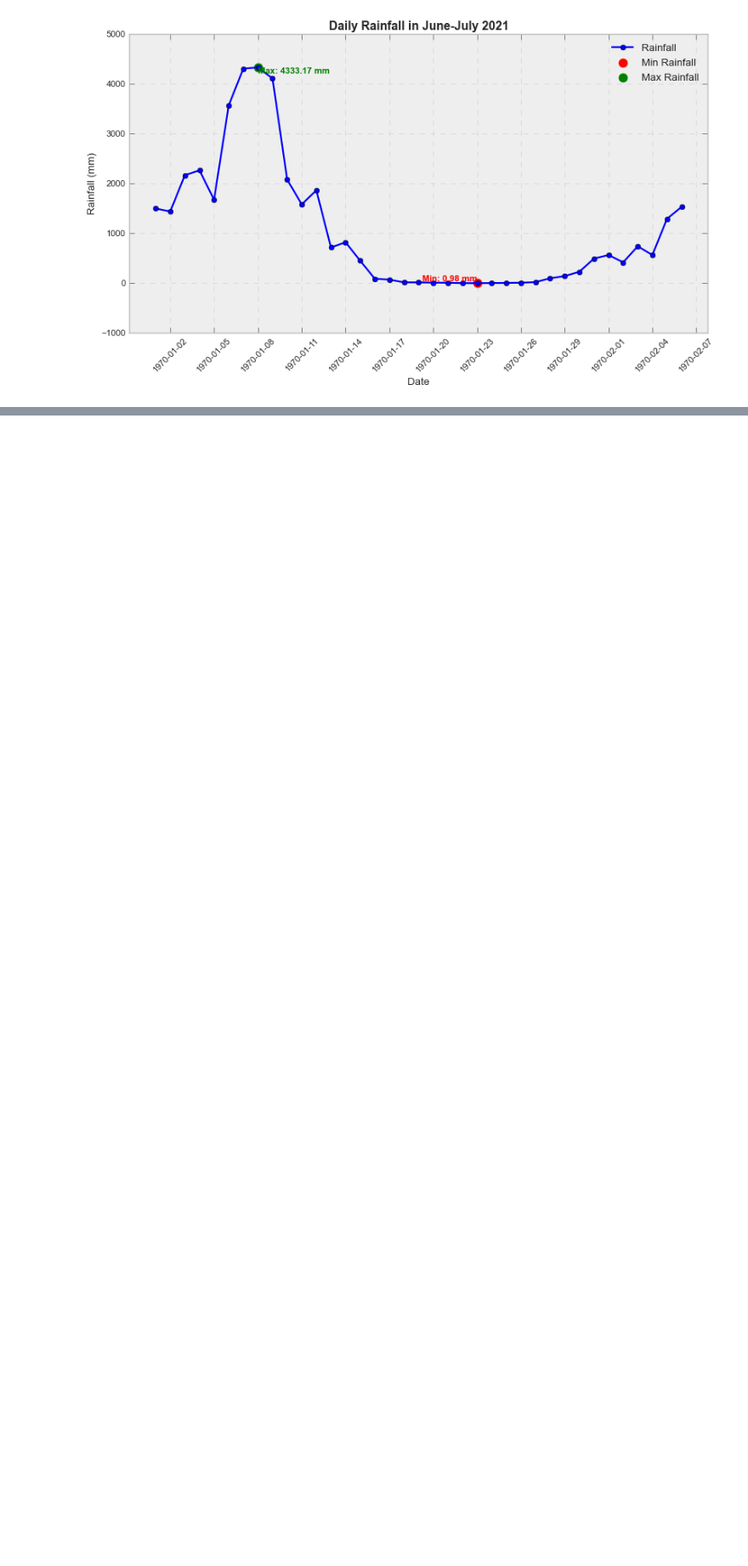
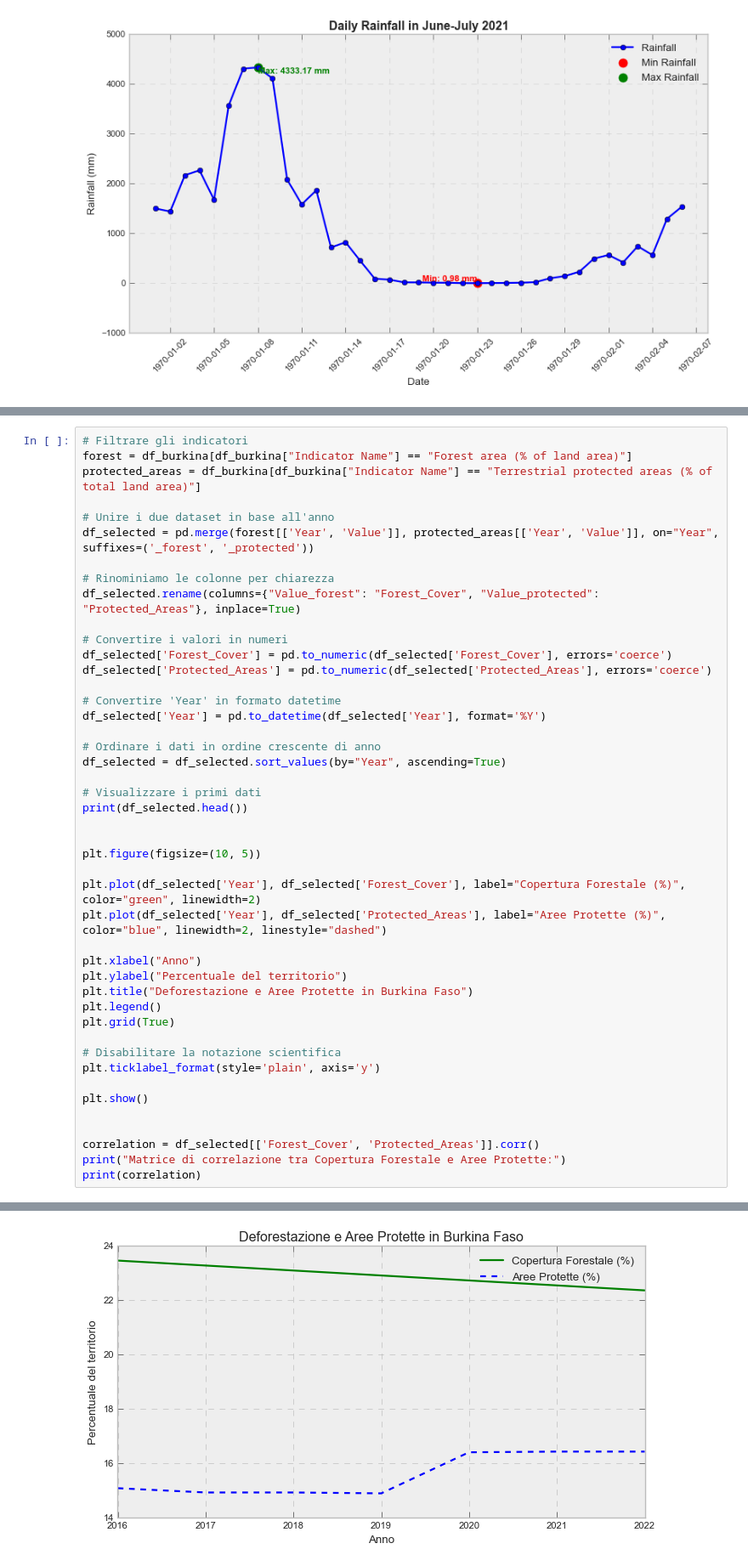
Before and after one commit to tommaso-dognini/startHack2025, a Jupyter notebook: main.ipynb, the cells around one changed output, grey strips where cells are left out. Shown at 85% size. Saved outputs shown, nothing was run; the diff lists cells and outputs as text; blank space fills up the shorter version.

```diff
--- a/main.ipynb
+++ b/main.ipynb
@@ -499,0 +611,46 @@ See the caveats in the documentation: https://pandas.pydata.org/pandas-docs/stab
+# %%
+# Filtrare gli indicatori
+forest = df_burkina[df_burkina["Indicator Name"] == "Forest area (% of land area)"]
+protected_areas = df_burkina[df_burkina["Indicator Name"] == "Terrestrial protected areas (% of total land area)"]
+
+# Unire i due dataset in base all'anno
+df_selected = pd.merge(forest[['Year', 'Value']], protected_areas[['Year', 'Value']], on="Year", suffixes=('_forest', '_protected'))
+
+# Rinominiamo le colonne per chiarezza
+df_selected.rename(columns={"Value_forest": "Forest_Cover", "Value_protected": "Protected_Areas"}, inplace=True)
+
+# Convertire i valori in numeri
+df_selected['Forest_Cover'] = pd.to_numeric(df_selected['Forest_Cover'], errors='coerce')
+df_selected['Protected_Areas'] = pd.to_numeric(df_selected['Protected_Areas'], errors='coerce')
+
+# Convertire 'Year' in formato datetime
+df_selected['Year'] = pd.to_datetime(df_selected['Year'], format='%Y')
+
+# Ordinare i dati in ordine crescente di anno
+df_selected = df_selected.sort_values(by="Year", ascending=True)
+
+# Visualizzare i primi dati
+print(df_selected.head())
+
+
+plt.figure(figsize=(10, 5))
+
+plt.plot(df_selected['Year'], df_selected['Forest_Cover'], label="Copertura Forestale (%)", color="green", linewidth=2)
+plt.plot(df_selected['Year'], df_selected['Protected_Areas'], label="Aree Protette (%)", color="blue", linewidth=2, linestyle="dashed")
+
+plt.xlabel("Anno")
+plt.ylabel("Percentuale del territorio")
+plt.title("Deforestazione e Aree Protette in Burkina Faso")
+plt.legend()
+plt.grid(True)
+
+# Disabilitare la notazione scientifica
+plt.ticklabel_format(style='plain', axis='y')
+
+plt.show()
+
+
+correlation = df_selected[['Forest_Cover', 'Protected_Areas']].corr()
+print("Matrice di correlazione tra Copertura Forestale e Aree Protette:")
+print(correlation)
+# %% [output]
@@ -499,0 +663 @@ See the caveats in the documentation: https://pandas.pydata.org/pandas-docs/stab
+[figure, added]
```
Also changed, not shown: parts of 8 cells of this notebook, 1 other file.
